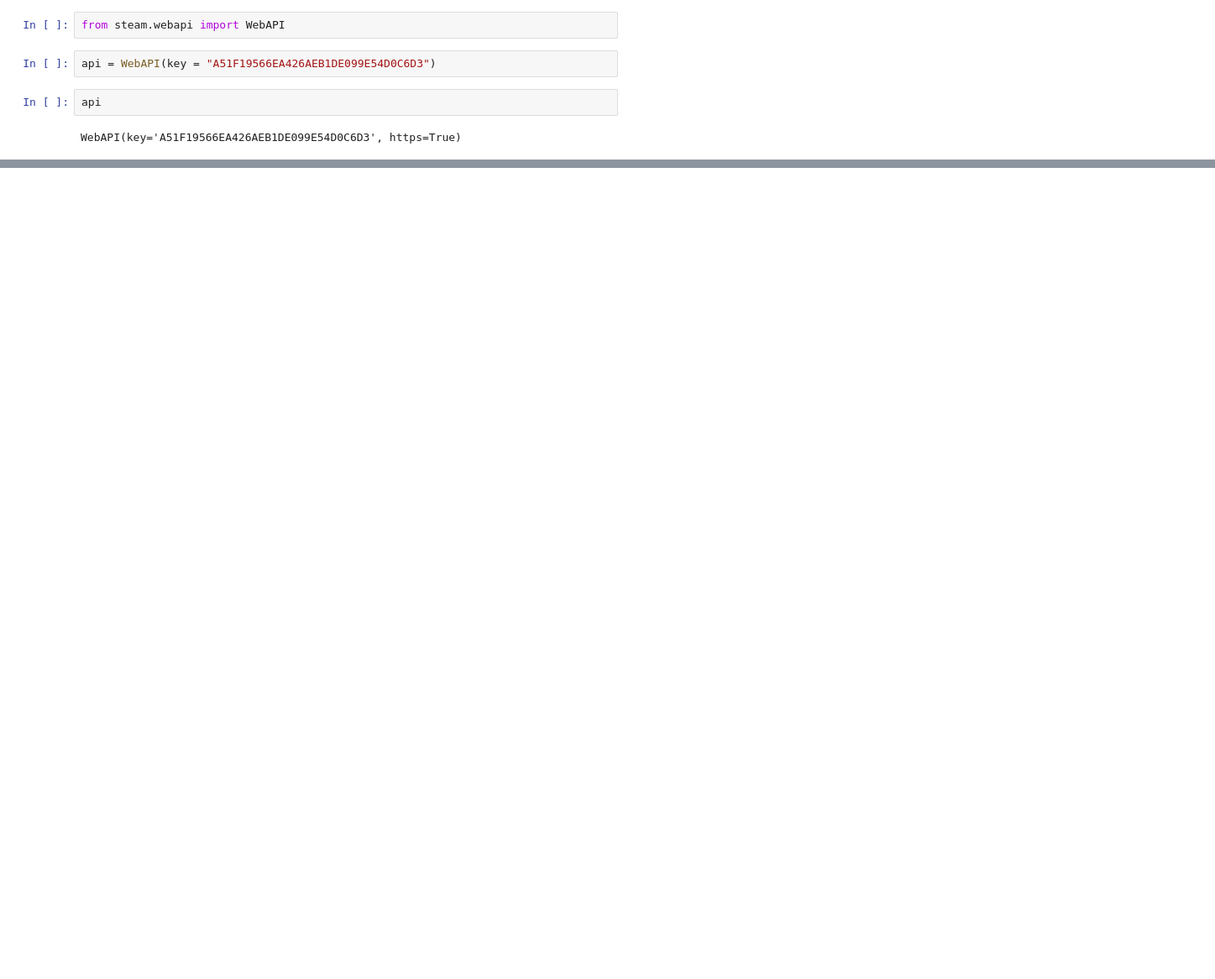
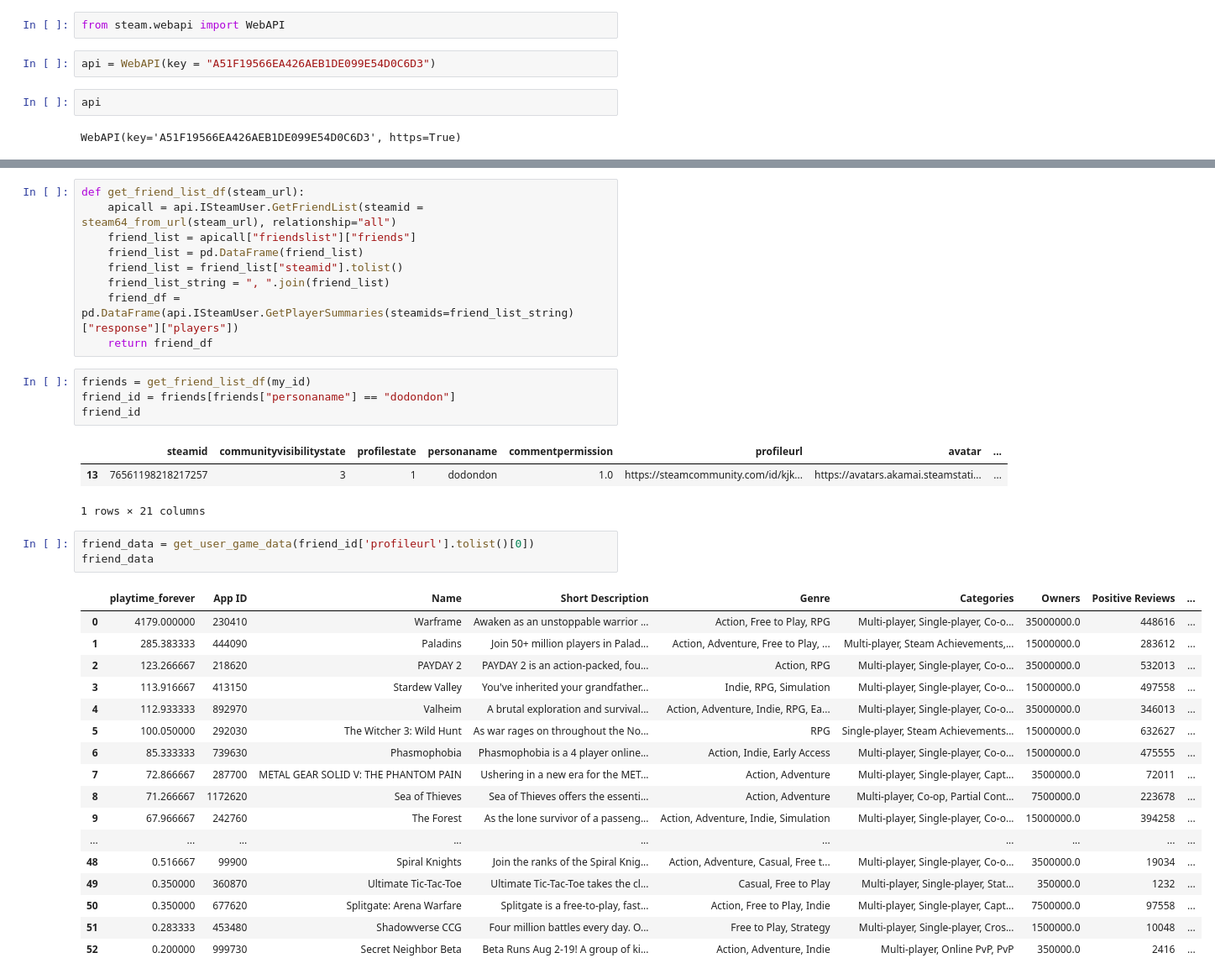
Before and after one commit to Composer117/Steam_recommender_project, a Jupyter notebook: Steam_get_user_data.ipynb, the cells around one changed output, grey strips where cells are left out. Shown at 84% size. Saved outputs shown, nothing was run; the diff lists cells and outputs as text; blank space fills up the shorter version.

```diff
--- a/Steam_get_user_data.ipynb
+++ b/Steam_get_user_data.ipynb
@@ -600,0 +72,38 @@ Name: 543460, dtype: object
+# %%
+def get_friend_list_df(steam_url):
+    apicall = api.ISteamUser.GetFriendList(steamid = steam64_from_url(steam_url), relationship="all")
+    friend_list = apicall["friendslist"]["friends"]
+    friend_list = pd.DataFrame(friend_list)
+    friend_list = friend_list["steamid"].tolist()
+    friend_list_string = ", ".join(friend_list)
+    friend_df = pd.DataFrame(api.ISteamUser.GetPlayerSummaries(steamids=friend_list_string)["response"]["players"])
+    return friend_df
+# %%
+friends = get_friend_list_df(my_id)
+friend_id = friends[friends["personaname"] == "dodondon"]
+friend_id
+# %% [output]
+|  | steamid | communityvisibilitystate | profilestate | personaname | commentpermission | profileurl | avatar | ... |
+| 13 | 76561198218217257 | 3 | 1 | dodondon | 1.0 | https://steamcommunity.com/id/kjk... | https://avatars.akamai.steamstati... | ... |
+1 rows × 21 columns
+# %%
+friend_data = get_user_game_data(friend_id['profileurl'].tolist()[0])
+friend_data
+# %% [output]
+|  | playtime_forever | App ID | Name | Short Description | Genre | Categories | Owners | Positive Reviews | ... |
+| 0 | 4179.000000 | 230410 | Warframe | Awaken as an unstoppable warrior ... | Action, Free to Play, RPG | Multi-player, Single-player, Co-o... | 35000000.0 | 448616 | ... |
+| 1 | 285.383333 | 444090 | Paladins | Join 50+ million players in Palad... | Action, Adventure, Free to Play, ... | Multi-player, Steam Achievements,... | 15000000.0 | 283612 | ... |
+| 2 | 123.266667 | 218620 | PAYDAY 2 | PAYDAY 2 is an action-packed, fou... | Action, RPG | Multi-player, Single-player, Co-o... | 35000000.0 | 532013 | ... |
+| 3 | 113.916667 | 413150 | Stardew Valley | You've inherited your grandfather... | Indie, RPG, Simulation | Multi-player, Single-player, Co-o... | 15000000.0 | 497558 | ... |
+| 4 | 112.933333 | 892970 | Valheim | A brutal exploration and survival... | Action, Adventure, Indie, RPG, Ea... | Multi-player, Single-player, Co-o... | 35000000.0 | 346013 | ... |
+| 5 | 100.050000 | 292030 | The Witcher 3: Wild Hunt | As war rages on throughout the No... | RPG | Single-player, Steam Achievements... | 15000000.0 | 632627 | ... |
+| 6 | 85.333333 | 739630 | Phasmophobia | Phasmophobia is a 4 player online... | Action, Indie, Early Access | Multi-player, Single-player, Co-o... | 15000000.0 | 475555 | ... |
+| 7 | 72.866667 | 287700 | METAL GEAR SOLID V: THE PHANTOM PAIN | Ushering in a new era for the MET... | Action, Adventure | Multi-player, Single-player, Capt... | 3500000.0 | 72011 | ... |
+| 8 | 71.266667 | 1172620 | Sea of Thieves | Sea of Thieves offers the essenti... | Action, Adventure | Multi-player, Co-op, Partial Cont... | 7500000.0 | 223678 | ... |
+| 9 | 67.966667 | 242760 | The Forest | As the lone survivor of a passeng... | Action, Adventure, Indie, Simulation | Multi-player, Single-player, Co-o... | 15000000.0 | 394258 | ... |
+| ... | ... | ... | ... | ... | ... | ... | ... | ... | ... |
+| 48 | 0.516667 | 99900 | Spiral Knights | Join the ranks of the Spiral Knig... | Action, Adventure, Casual, Free t... | Multi-player, Single-player, Co-o... | 3500000.0 | 19034 | ... |
+| 49 | 0.350000 | 360870 | Ultimate Tic-Tac-Toe | Ultimate Tic-Tac-Toe takes the cl... | Casual, Free to Play | Multi-player, Single-player, Stat... | 350000.0 | 1232 | ... |
+| 50 | 0.350000 | 677620 | Splitgate: Arena Warfare | Splitgate is a free-to-play, fast... | Action, Free to Play, Indie | Multi-player, Single-player, Capt... | 7500000.0 | 97558 | ... |
+| 51 | 0.283333 | 453480 | Shadowverse CCG | Four million battles every day. O... | Free to Play, Strategy | Multi-player, Single-player, Cros... | 1500000.0 | 10048 | ... |
+| 52 | 0.200000 | 999730 | Secret Neighbor Beta | Beta Runs Aug 2-19! A group of ki... | Action, Adventure, Indie | Multi-player, Online PvP, PvP | 350000.0 | 2416 | ... |
```
Also changed, not shown: parts of 45 cells of this notebook, 7 other files.
